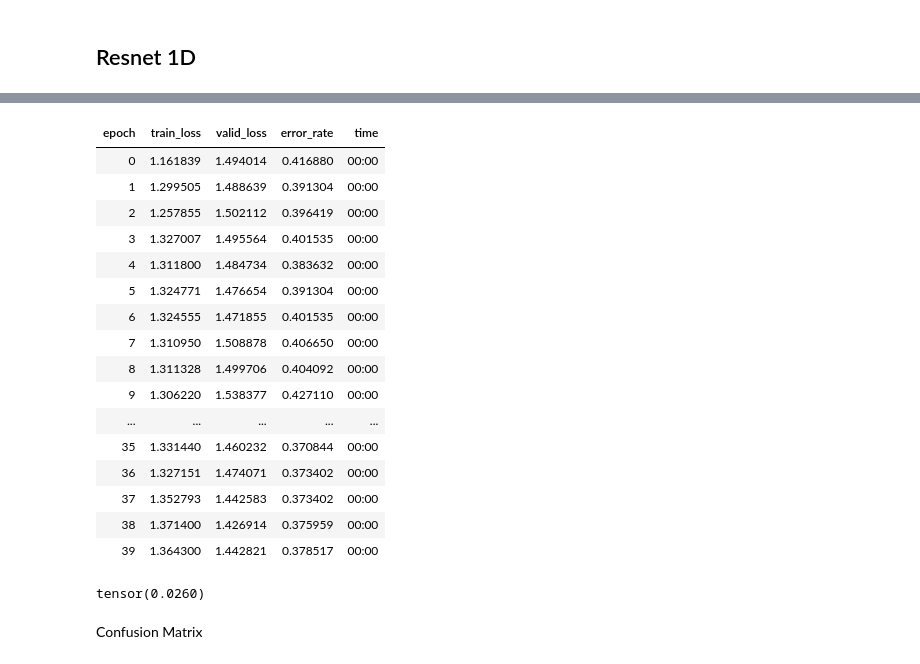
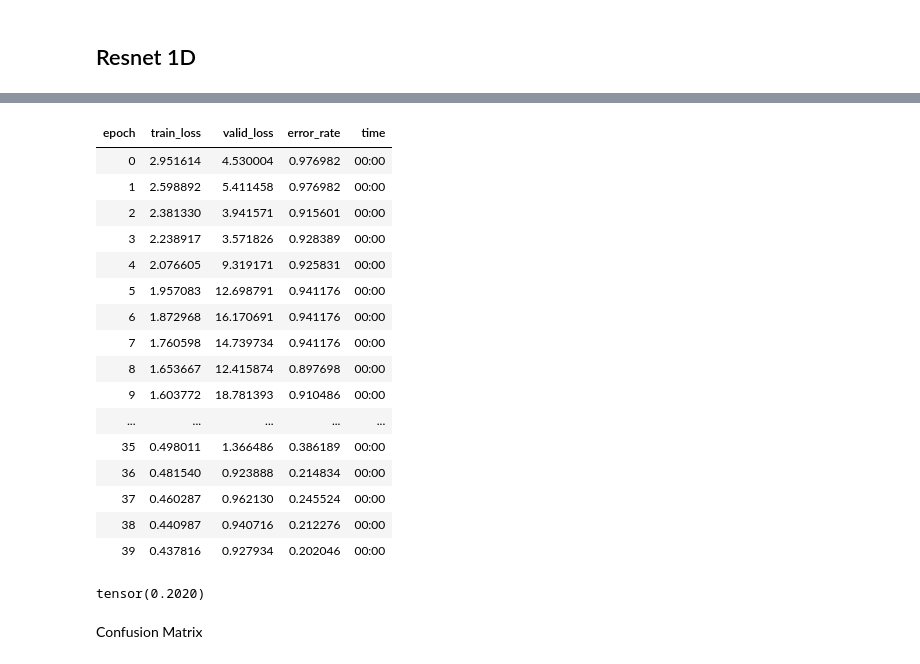
Before and after one commit to tcapelle/timeseries_fastai, a Jupyter notebook: 01_adiac.ipynb, the cells around one changed output, grey strips where cells are left out. Saved outputs shown, nothing was run; the diff lists cells and outputs as text; code cells hidden in the pictures.

```diff
--- a/01_adiac.ipynb
+++ b/01_adiac.ipynb
@@ -75,7 +75,7 @@ x_train.shape, x_test.shape
 # %%
 tr_ds, val_ds = to_TDS(x_train, y_train), to_TDS(x_test, y_test)
 # %%
-db = create_databunch(tr_ds, val_ds, 128)
+db = create_databunch(tr_ds, val_ds, 32)
 # %% [markdown]
 Testing dims at input/output
 # %%
@@ -87,4 +87,4 @@ tx.shape, ty.shape
 # %% [markdown]
 ## Resnet 1D
 # %%
-model = create_resnet(1, num_classes, conv_sizes=[64, 128, 256], stride=1); model
+model = create_resnet(1, num_classes, conv_sizes=[64, 128, 256], stride=1)
@@ -124,29 +127,29 @@ LR Finder is complete, type {learner_name}.recorder.plot() to see the graph.
 # %%
-learn_res.fit_one_cycle(40, 1e-5)
+learn_res.fit_one_cycle(40, 5e-3)
 # %% [output]
 | epoch | train_loss | valid_loss | error_rate | time |
-| 0 | 1.161839 | 1.494014 | 0.416880 | 00:00 |
-| 1 | 1.299505 | 1.488639 | 0.391304 | 00:00 |
-| 2 | 1.257855 | 1.502112 | 0.396419 | 00:00 |
-| 3 | 1.327007 | 1.495564 | 0.401535 | 00:00 |
-| 4 | 1.311800 | 1.484734 | 0.383632 | 00:00 |
-| 5 | 1.324771 | 1.476654 | 0.391304 | 00:00 |
-| 6 | 1.324555 | 1.471855 | 0.401535 | 00:00 |
-| 7 | 1.310950 | 1.508878 | 0.406650 | 00:00 |
-| 8 | 1.311328 | 1.499706 | 0.404092 | 00:00 |
-| 9 | 1.306220 | 1.538377 | 0.427110 | 00:00 |
+| 0 | 2.951614 | 4.530004 | 0.976982 | 00:00 |
+| 1 | 2.598892 | 5.411458 | 0.976982 | 00:00 |
+| 2 | 2.381330 | 3.941571 | 0.915601 | 00:00 |
+| 3 | 2.238917 | 3.571826 | 0.928389 | 00:00 |
+| 4 | 2.076605 | 9.319171 | 0.925831 | 00:00 |
+| 5 | 1.957083 | 12.698791 | 0.941176 | 00:00 |
+| 6 | 1.872968 | 16.170691 | 0.941176 | 00:00 |
+| 7 | 1.760598 | 14.739734 | 0.941176 | 00:00 |
+| 8 | 1.653667 | 12.415874 | 0.897698 | 00:00 |
+| 9 | 1.603772 | 18.781393 | 0.910486 | 00:00 |
 | ... | ... | ... | ... | ... |
-| 35 | 1.331440 | 1.460232 | 0.370844 | 00:00 |
-| 36 | 1.327151 | 1.474071 | 0.373402 | 00:00 |
-| 37 | 1.352793 | 1.442583 | 0.373402 | 00:00 |
-| 38 | 1.371400 | 1.426914 | 0.375959 | 00:00 |
-| 39 | 1.364300 | 1.442821 | 0.378517 | 00:00 |
+| 35 | 0.498011 | 1.366486 | 0.386189 | 00:00 |
+| 36 | 0.481540 | 0.923888 | 0.214834 | 00:00 |
+| 37 | 0.460287 | 0.962130 | 0.245524 | 00:00 |
+| 38 | 0.440987 | 0.940716 | 0.212276 | 00:00 |
+| 39 | 0.437816 | 0.927934 | 0.202046 | 00:00 |
 # %%
 p, t = learn_res.get_preds()
 # %%
 error_rate(p,t)
 # %% [output]
-tensor(0.0260)
+tensor(0.2020)
 # %%
 def get_cm(p, t): return confusion_matrix(t, p.softmax(dim=1).argmax(1))
 # %% [markdown]
```
Also changed, not shown: parts of 9 cells of this notebook, 3 other files.
